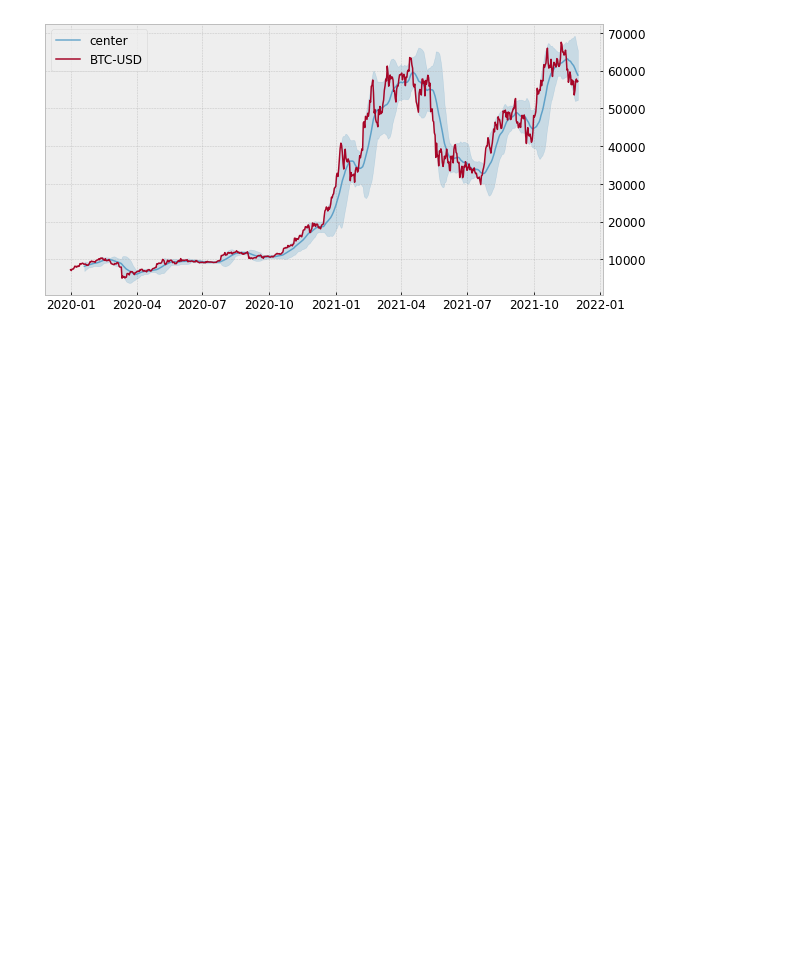
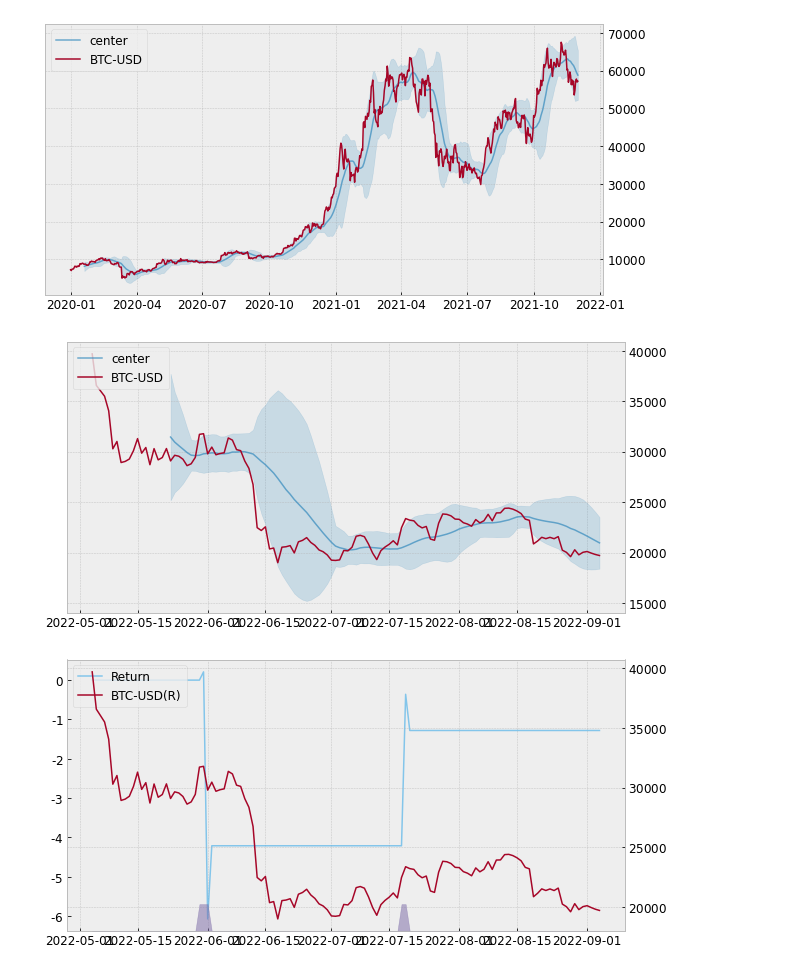
Before and after one commit to cheesss/python-DL-from-scratch, a Jupyter notebook: Untitled0.ipynb, the cells around one changed output. Cells and saved outputs as stored; diff of their text form; code cells hidden in the pictures; blank space fills up the shorter version.

```diff
--- a/Untitled0.ipynb
+++ b/Untitled0.ipynb
@@ -33,3 +33,15 @@ fs.bollinger(df, w=20, k=2)
 fs.draw_band_chart(df)
 # %% [output]
 [figure]
+# %%
+df = fs.get_price('BTC-USD', start_date='2022-05-04',end_date='2022-09-04')
+fs.bollinger(df, w=20, k=2)
+fs.draw_band_chart(df)
+
+fs.band_to_signal(df, buy='A', sell='B')
+fs.position(df)
+fs.evaluate(df, cost=.0025)
+fs.draw_trade_results(df)
+# %% [output]
+[figure, added]
+[figure, added]
```
